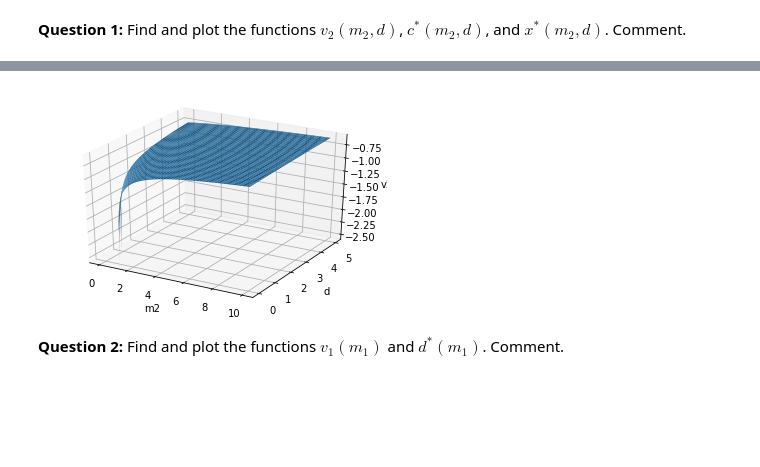
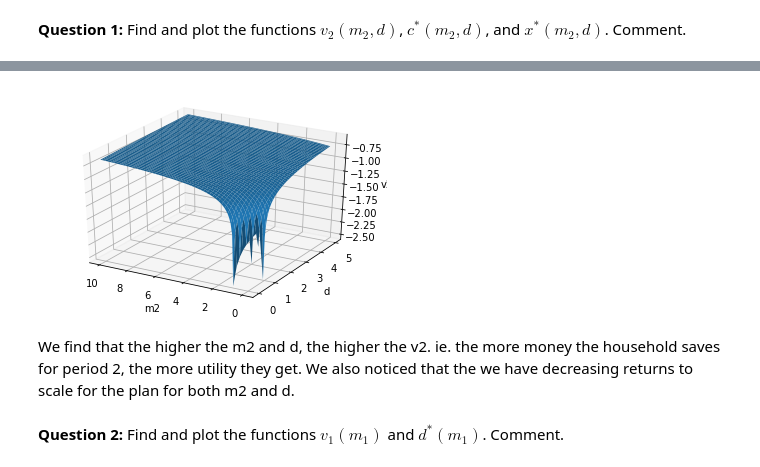
Before and after one commit to NumEconCopenhagen/projects-2020-group404, a Jupyter notebook: examproject/exam_2020.ipynb, the cells around one changed output, grey strips where cells are left out. Saved outputs shown, nothing was run; the diff lists cells and outputs as text; code cells hidden in the pictures; blank space fills up the shorter version.

```diff
--- a/examproject/exam_2020.ipynb
+++ b/examproject/exam_2020.ipynb
@@ -160,7 +225,7 @@ d_vec = np.linspace(1e-8,5,100)
 # %%
-
-def v2(m2, d, c,chi = Chi, rho = rho, alpha = alpha):
-    x = m2 - c
+# We start by defining our value function v2.
+def v2(m2, d, c2,chi = Chi, rho = rho, alpha = alpha):
+    x = m2 - c2
     return (c**alpha*(d+chi*x)**(1-alpha))**(1-rho)/(1-rho)
 # %%
 # Solver
@@ -183,19 +248,22 @@ def solver_v2(c2_vec, d_vec, chi, rho, alpha):
 # %%
 # plotting the v2 function
 fig = plt.figure()
 ax = plt.axes(projection = '3d')
 
 m2_graph, d_graph = np.meshgrid(m2_vec, d_vec)
 v2_graph = v2(m2_graph, d_graph,c)
 
-
 ax.plot_surface(m2_graph, d_graph, v2_graph)
 ax.set_xlabel('m2')
 ax.set_ylabel('d')
 ax.set_zlabel('v2')
+ax.invert_xaxis()
 plt.show()
 # %% [output]
-[figure, old version]
+[figure, new version]
+# %% [markdown]
+We find that the higher the m2 and d, the higher the v2.
+ie. the more money the household saves for period 2, the more utility they get. We also noticed that the we have decreasing returns to scale for the plan for both m2 and d.
 # %% [markdown]
 **Question 2:** Find and plot the functions $v_{1}(m_{1})$ and $d^{\ast}(m_1)$. Comment.
 # %%
```
Also changed, not shown: parts of 5 cells of this notebook.
